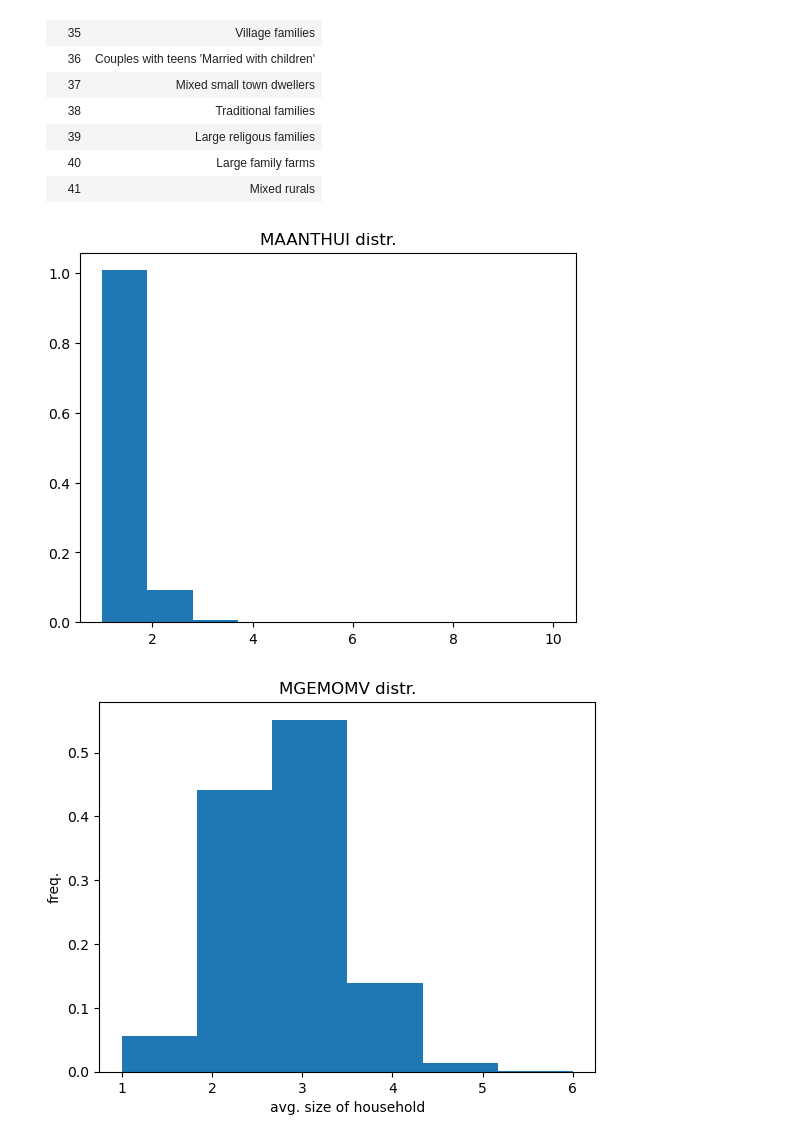
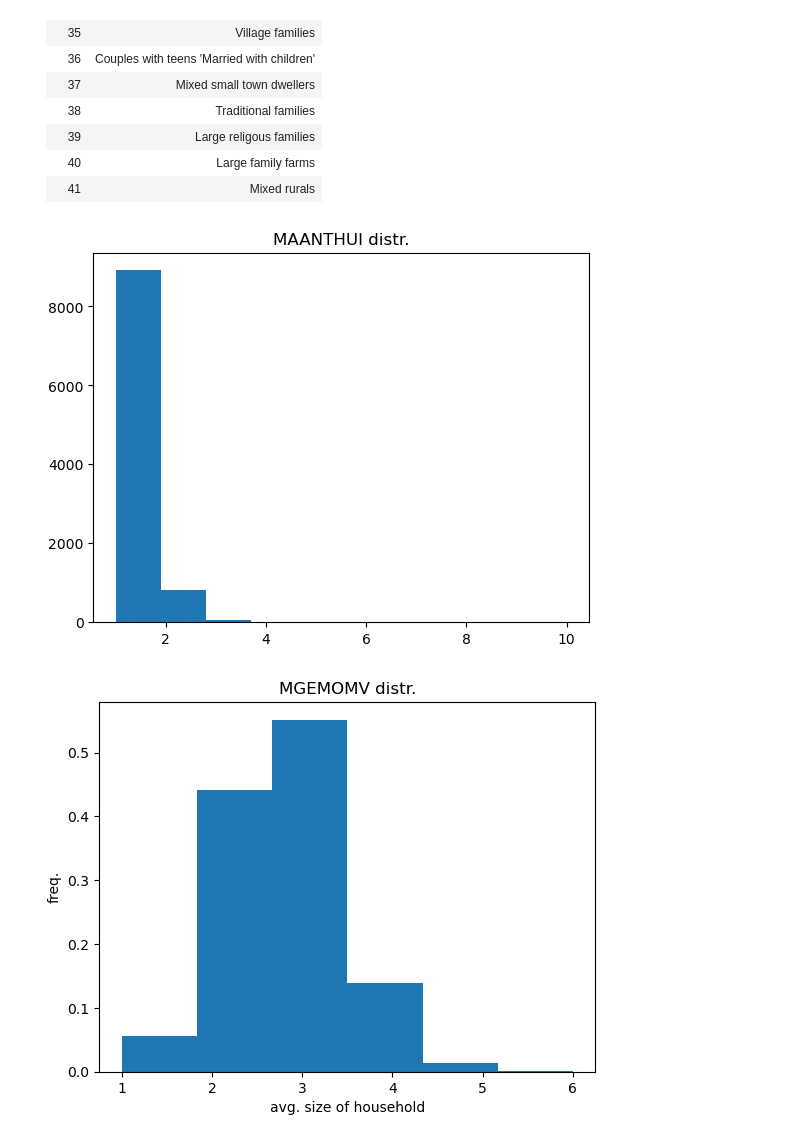
Before and after one commit to adellasiega/SoftVoting, a Jupyter notebook: blocco1.ipynb, the cells around one changed output. Drawn from its saved outputs; the diff is of its cells as text; code cells hidden in the pictures.

```diff
--- a/blocco1.ipynb
+++ b/blocco1.ipynb
@@ -30,7 +30,7 @@ data.head(3)
 target = data.iloc[:, -1]
 
 # up to 'MBERARBO':
-data = data.iloc[:, :25]
+#data = data.iloc[:, :25]
 # %%
 # balance of the target variable:
 target.value_counts() / len(target)  # 0: 94.5%, 1: 5.5%
@@ -121,12 +116,12 @@ L0: Customer subtype:
 |41| Mixed rurals|
 # %%
 # Number of houses 1 - 10
-plt.hist(data['MAANTHUI'], bins=10, density=True)
+plt.hist(data['MAANTHUI'], bins=10)
 plt.title('MAANTHUI distr.')
 plt.show()
 # 'MAANTHUI': discrete numerical in [1,10]
 # %% [output]
-[figure, old version]
+[figure, new version]
 # %%
 # 'MGEMOMV' ???
 plt.hist(data['MGEMOMV'], bins=6, density=True)
```
Also changed, not shown: parts of 5 cells of this notebook, 2 other files.
